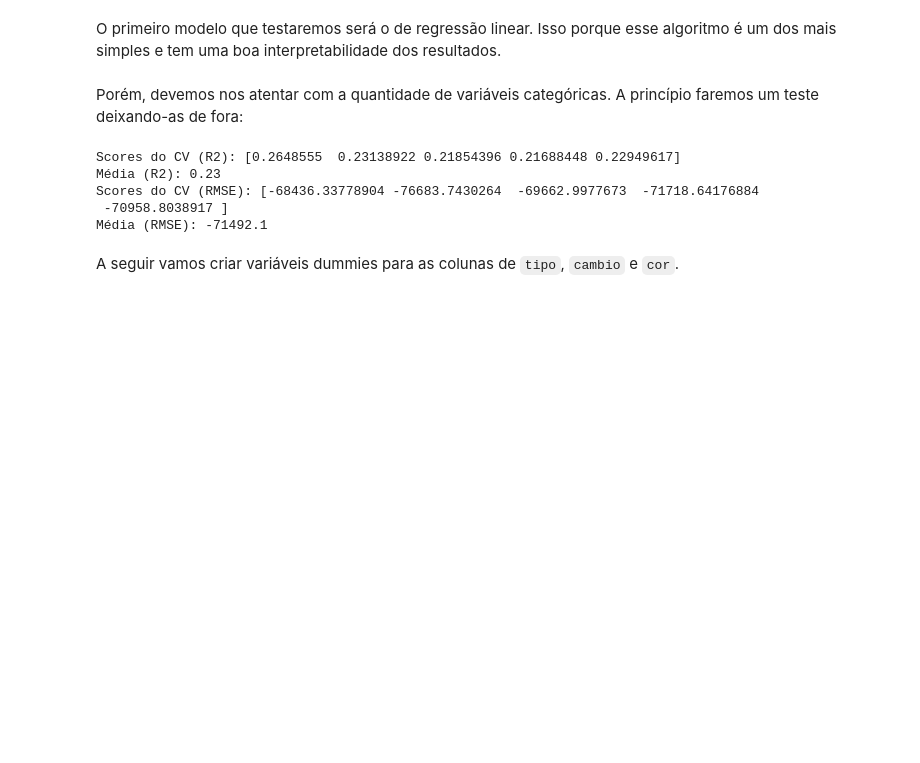
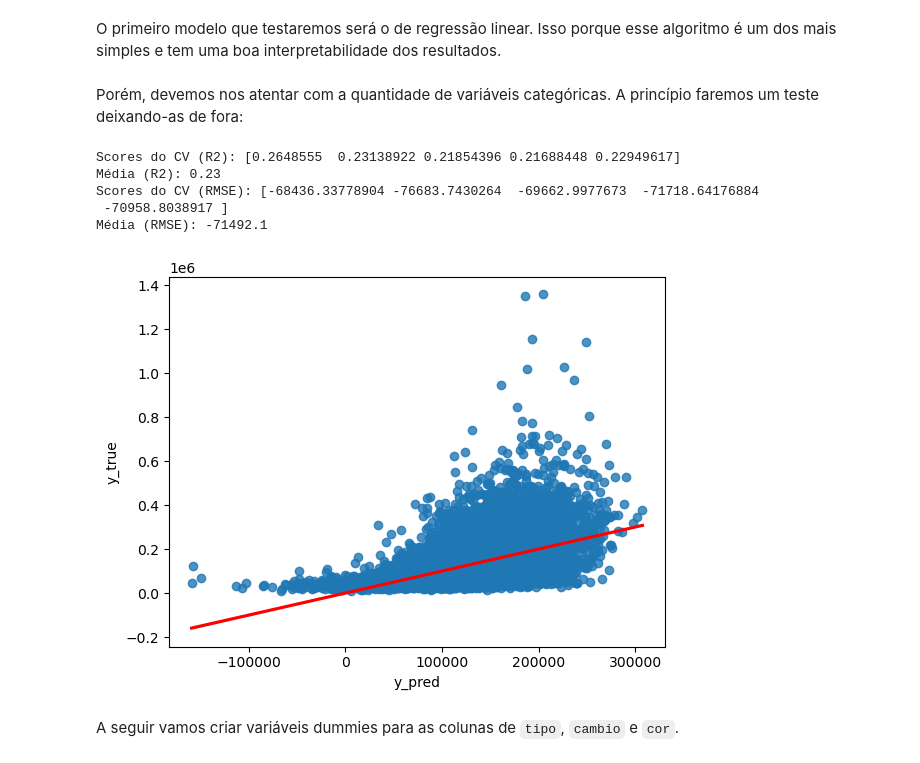
Before and after one commit to renatoinomata/indicium-data-science, a Jupyter notebook: machine_learning.ipynb, the cells around one changed output. Cells and saved outputs as stored; diff of their text form; code cells hidden in the pictures; blank space fills up the shorter version.

```diff
--- a/machine_learning.ipynb
+++ b/machine_learning.ipynb
@@ -41,8 +37,10 @@ O primeiro modelo que testaremos será o de regressão linear. Isso porque esse
 # %% [markdown]
 Porém, devemos nos atentar com a quantidade de variáveis categóricas. A princípio faremos um teste deixando-as de fora:
 # %%
-X = df.select_dtypes(np.number).drop(columns=['preco'])
-y = df.preco
+df1 = df.copy()
+
+X = df1.select_dtypes(np.number).drop(columns=['preco'])
+y = df1.preco
 
 # X_train, X_test, y_train, y_test = train_test_split(X, y, test_size=.3, random_state=32)
 
@@ -60,33 +58,40 @@ pipeline = Pipeline([
 #     print(f'[{i+1}] - KFold')
 #     print(f'X_train {X_train.shape}')
 #     print(f'X_test {X_test.shape}')
 #     print(f'y_train {y_train.shape}')
 #     print(f'y_test {y_test.shape}')
 
 #     pipeline.fit(X_train, y_train)
 
 #     y_pred = pipeline.predict(X_test)
 
 #     coefs_ = pd.DataFrame({'colunas': X_train.columns, 'coeficientes': pipeline.named_steps['regressor'].coef_})
 
     # display(coefs_)
 
     # print("Mean squared error: %.2f" % mean_squared_error(y_test, y_pred))
     # # The coefficient of determination: 1 is perfect prediction
     # print("Coefficient of determination: %.2f" % r2_score(y_test, y_pred))
     # print('-'*64)
 
 # scores = cross_val_score(pipeline, X, y, cv=kfold, scoring='r2')
 print('Scores do CV (R2):', cross_val_score(pipeline, X, y, cv=kfold, scoring='r2'))
 print('Média (R2):', cross_val_score(pipeline, X, y, cv=kfold, scoring='r2').mean().round(2))
 print('Scores do CV (RMSE):', cross_val_score(pipeline, X, y, cv=kfold, scoring='neg_root_mean_squared_error'))
 print('Média (RMSE):', cross_val_score(pipeline, X, y, cv=kfold, scoring='neg_root_mean_squared_error').mean().round(2))
+
+y_pred1 = pipeline.fit(X, y).predict(X)
+sns.regplot(x=y_pred1, y=y, line_kws={'color': 'red'})
+plt.xlabel('y_pred')
+plt.ylabel('y_true')
+plt.show()
 # %% [output]
 Scores do CV (R2): [0.2648555  0.23138922 0.21854396 0.21688448 0.22949617]
 Média (R2): 0.23
 Scores do CV (RMSE): [-68436.33778904 -76683.7430264  -69662.9977673  -71718.64176884
  -70958.8038917 ]
 Média (RMSE): -71492.1
+[figure, added]
 # %% [markdown]
 A seguir vamos criar variáveis dummies para as colunas de `tipo`, `cambio` e `cor`.
 # %%
```
Also changed, not shown: parts of 15 cells of this notebook, 1 other file.
